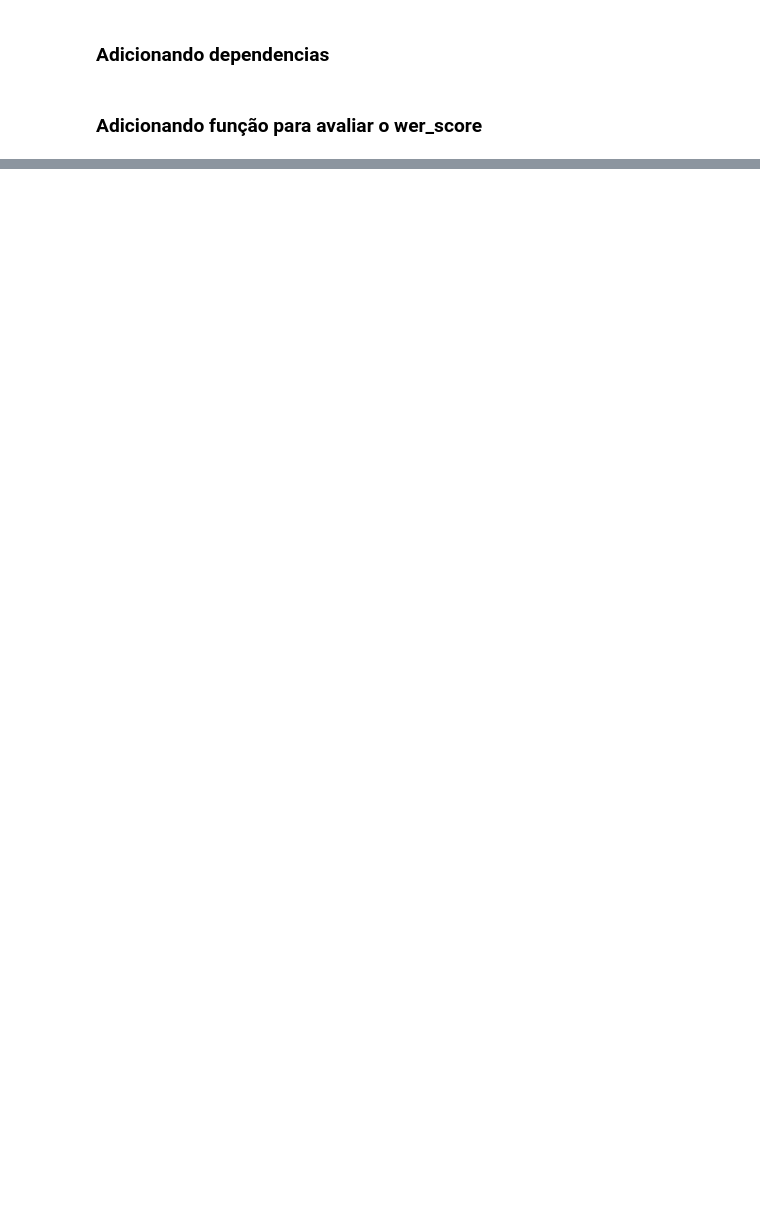
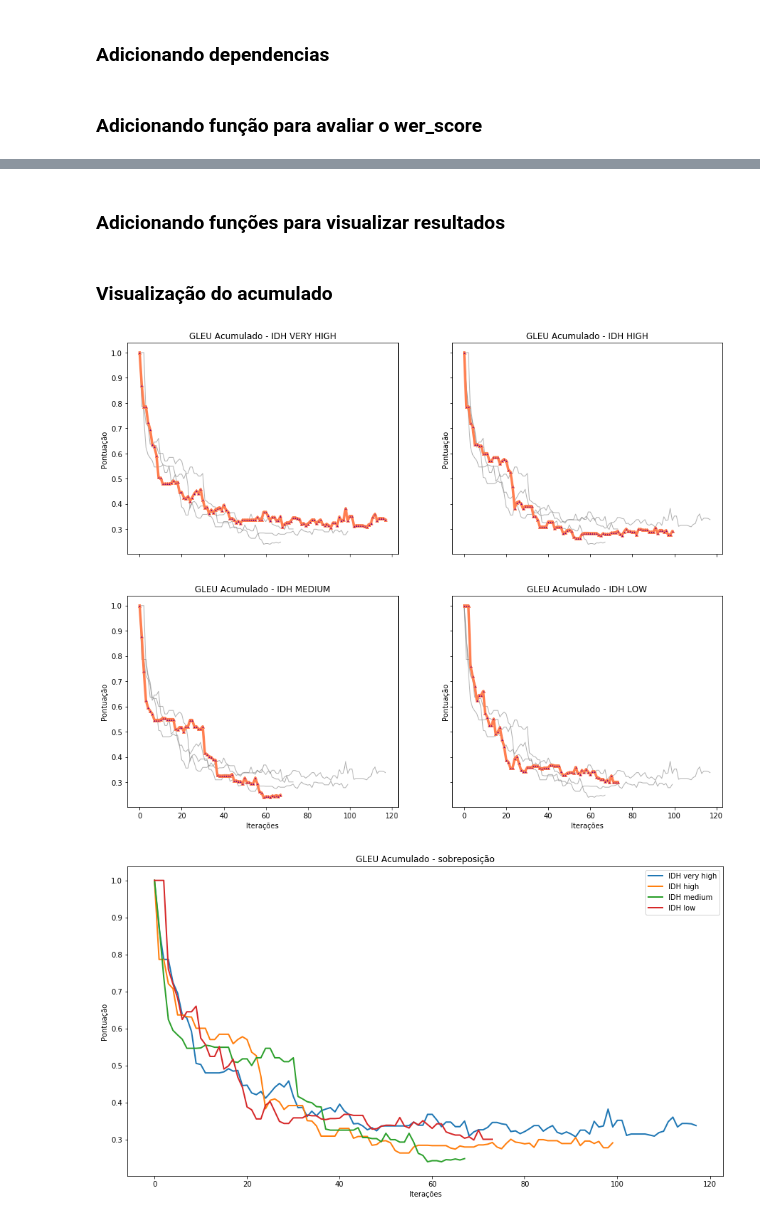
Before and after one commit to gecid-aia/babel, a Jupyter notebook: exploring_results.ipynb, the cells around one changed output, grey strips where cells are left out. Saved outputs shown, nothing was run; the diff lists cells and outputs as text; code cells hidden in the pictures; blank space fills up the shorter version.

Commit message:
add two monitoring results, add some graphs on exploring_results

```diff
--- a/exploring_results.ipynb
+++ b/exploring_results.ipynb
@@ -68,4 +32,0 @@ def plotData(history, title, log = False, x = None, size = None, regression = Fa
-# %%
-file = open('results/idh_high_2019_09_02_monit.json', 'r')
-base = json.load(file)
-file.close()
@@ -122,4 +32,0 @@ plotData(gleu_hist_pp_high, 'GLEU Por passo - IDH ALTO', log = False, x = x)
-# %%
-file = open('results/idh_low_2019_09_02_monit.json', 'r')
-base = json.load(file)
-file.close()
@@ -167,0 +51,2 @@ plotData(gleu_hist, 'GLEU Por passo - IDH BAIXO', log = False, x = x)
+# %% [markdown]
+### Adicionando funções para visualizar resultados
@@ -167,0 +109,42 @@ plotData(gleu_hist, 'GLEU Por passo - IDH BAIXO', log = False, x = x)
+# %% [markdown]
+### Visualização do acumulado
+# %%
+def accHistory(data, kind = 'GLEU'):
+    size = len(data)
+    hist = []
+    reference = data[0]['Text_en']
+
+    for i in range(size):
+        hypothesis = data[i]['Text_en']
+        if kind == 'GLEU':
+            hist.append(gleu.sentence_gleu([reference], hypothesis))
+        elif kind == 'BLEU':
+            hist.append(bleu.sentence_bleu([reference], hypothesis))
+        elif kind == 'WER':
+            hist.append(wer_score(hypothesis.split(), reference.split(), print_matrix = False))
+        else:
+            print('ERRO: Kind not valid!')
+            return -1
+    return np.asarray(hist)
+# %%
+gleu_hist_very_high = accHistory(base_very_high, 'GLEU')
+gleu_hist_high = accHistory(base_high, 'GLEU')
+gleu_hist_medium = accHistory(base_medium, 'GLEU')
+gleu_hist_low = accHistory(base_low, 'GLEU')
+histories = [gleu_hist_very_high, gleu_hist_high, gleu_hist_medium, gleu_hist_low]
+
+f, axs = plt.subplots(2, 2, sharey = True, sharex = True, figsize=(15,12))
+plotData(gleu_hist_very_high, 'GLEU Acumulado - IDH VERY HIGH', axs[0,0],
+         xlabel = False, smog_hists = histories)
+plotData(gleu_hist_high, 'GLEU Acumulado - IDH HIGH', axs[0,1],
+         xlabel = False, smog_hists = histories)
+plotData(gleu_hist_medium, 'GLEU Acumulado - IDH MEDIUM', axs[1,0], xlabel = True,
+         smog_hists = histories)
+plotData(gleu_hist_low, 'GLEU Acumulado - IDH LOW', axs[1,1], xlabel = True,
+         smog_hists = histories)
+
+plt.figure(figsize=(15,8))
+plotData2(histories, 'GLEU Acumulado - sobreposição', legends = ['IDH very high', 'IDH high', 'IDH medium', 'IDH low'])
+# %% [output]
+[figure, added]
+[figure, added]
```
Also changed, not shown: parts of 30 cells of this notebook, 3 other files.
